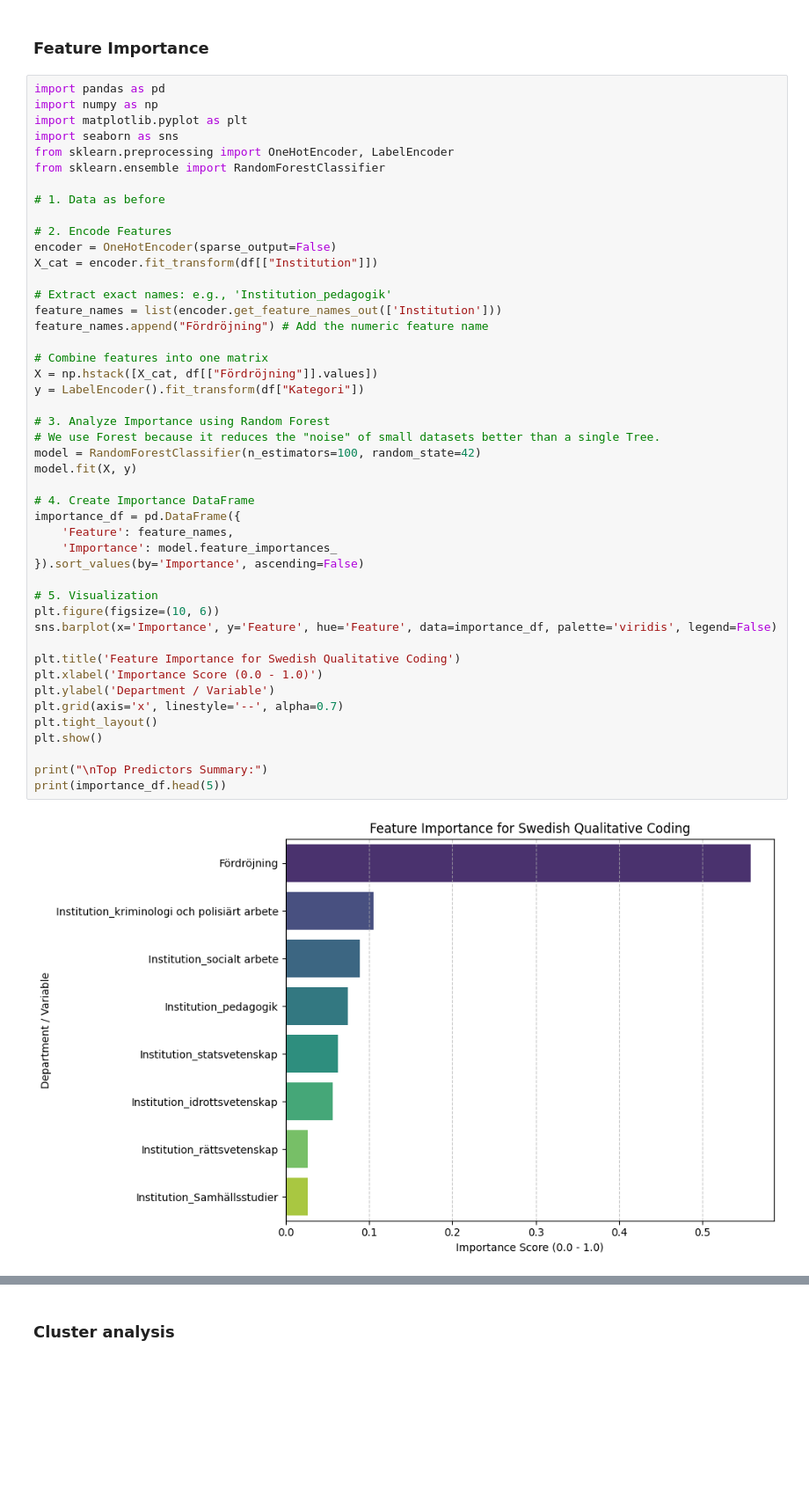
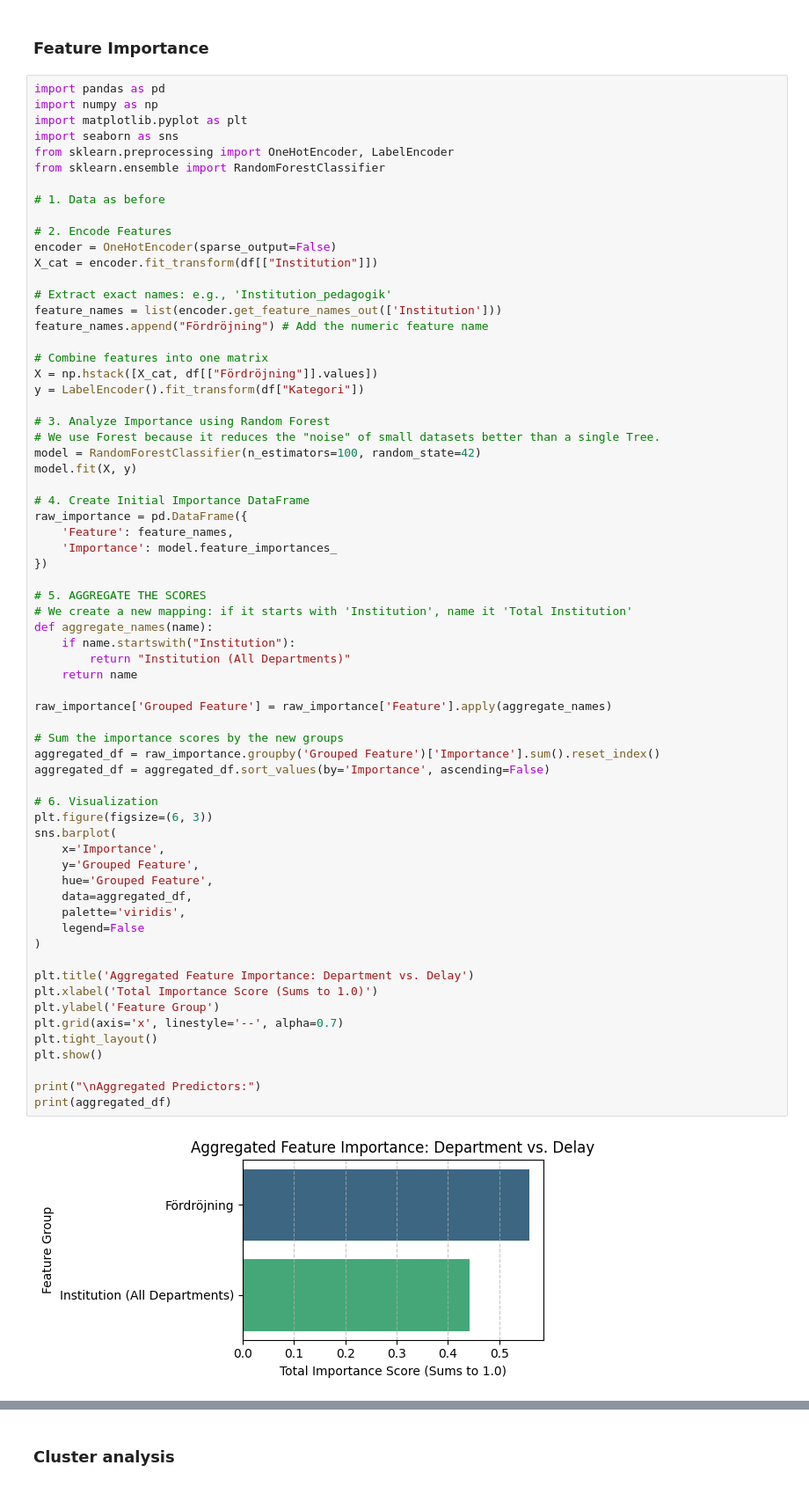
Before and after one commit to WelfLowe/ML4non-programmers, a Jupyter notebook: AI_in_social_science.ipynb, the cells around one changed output, grey strips where cells are left out. Shown at 88% size. Saved outputs shown, nothing was run; the diff lists cells and outputs as text; blank space fills up the shorter version.

```diff
--- a/AI_in_social_science.ipynb
+++ b/AI_in_social_science.ipynb
@@ -482,42 +482,62 @@ from sklearn.preprocessing import OneHotEncoder, LabelEncoder
 from sklearn.ensemble import RandomForestClassifier
 
 # 1. Data as before
 
 # 2. Encode Features
 encoder = OneHotEncoder(sparse_output=False)
 X_cat = encoder.fit_transform(df[["Institution"]])
 
 # Extract exact names: e.g., 'Institution_pedagogik'
 feature_names = list(encoder.get_feature_names_out(['Institution']))
 feature_names.append("Fördröjning") # Add the numeric feature name
 
 # Combine features into one matrix
 X = np.hstack([X_cat, df[["Fördröjning"]].values])
 y = LabelEncoder().fit_transform(df["Kategori"])
 
 # 3. Analyze Importance using Random Forest
 # We use Forest because it reduces the "noise" of small datasets better than a single Tree.
 model = RandomForestClassifier(n_estimators=100, random_state=42)
 model.fit(X, y)
 
-# 4. Create Importance DataFrame
-importance_df = pd.DataFrame({
+# 4. Create Initial Importance DataFrame
+raw_importance = pd.DataFrame({
     'Feature': feature_names,
     'Importance': model.feature_importances_
-}).sort_values(by='Importance', ascending=False)
+})
 
-# 5. Visualization
-plt.figure(figsize=(10, 6))
-sns.barplot(x='Importance', y='Feature', hue='Feature', data=importance_df, palette='viridis', legend=False)
+# 5. AGGREGATE THE SCORES
+# We create a new mapping: if it starts with 'Institution', name it 'Total Institution'
+def aggregate_names(name):
+    if name.startswith("Institution"):
+        return "Institution (All Departments)"
+    return name
 
-plt.title('Feature Importance for Swedish Qualitative Coding')
-plt.xlabel('Importance Score (0.0 - 1.0)')
-plt.ylabel('Department / Variable')
+raw_importance['Grouped Feature'] = raw_importance['Feature'].apply(aggregate_names)
+
+# Sum the importance scores by the new groups
+aggregated_df = raw_importance.groupby('Grouped Feature')['Importance'].sum().reset_index()
+aggregated_df = aggregated_df.sort_values(by='Importance', ascending=False)
+
+# 6. Visualization
+plt.figure(figsize=(6, 3))
+sns.barplot(
+    x='Importance',
+    y='Grouped Feature',
+    hue='Grouped Feature',
+    data=aggregated_df,
+    palette='viridis',
+    legend=False
+)
+
+plt.title('Aggregated Feature Importance: Department vs. Delay')
+plt.xlabel('Total Importance Score (Sums to 1.0)')
+plt.ylabel('Feature Group')
 plt.grid(axis='x', linestyle='--', alpha=0.7)
 plt.tight_layout()
 plt.show()
 
-print("\nTop Predictors Summary:")
-print(importance_df.head(5))
+print("\nAggregated Predictors:")
+print(aggregated_df)
 # %% [output]
-[figure, old version]
+[figure, new version]
```
Also changed, not shown: parts of 4 cells of this notebook.
